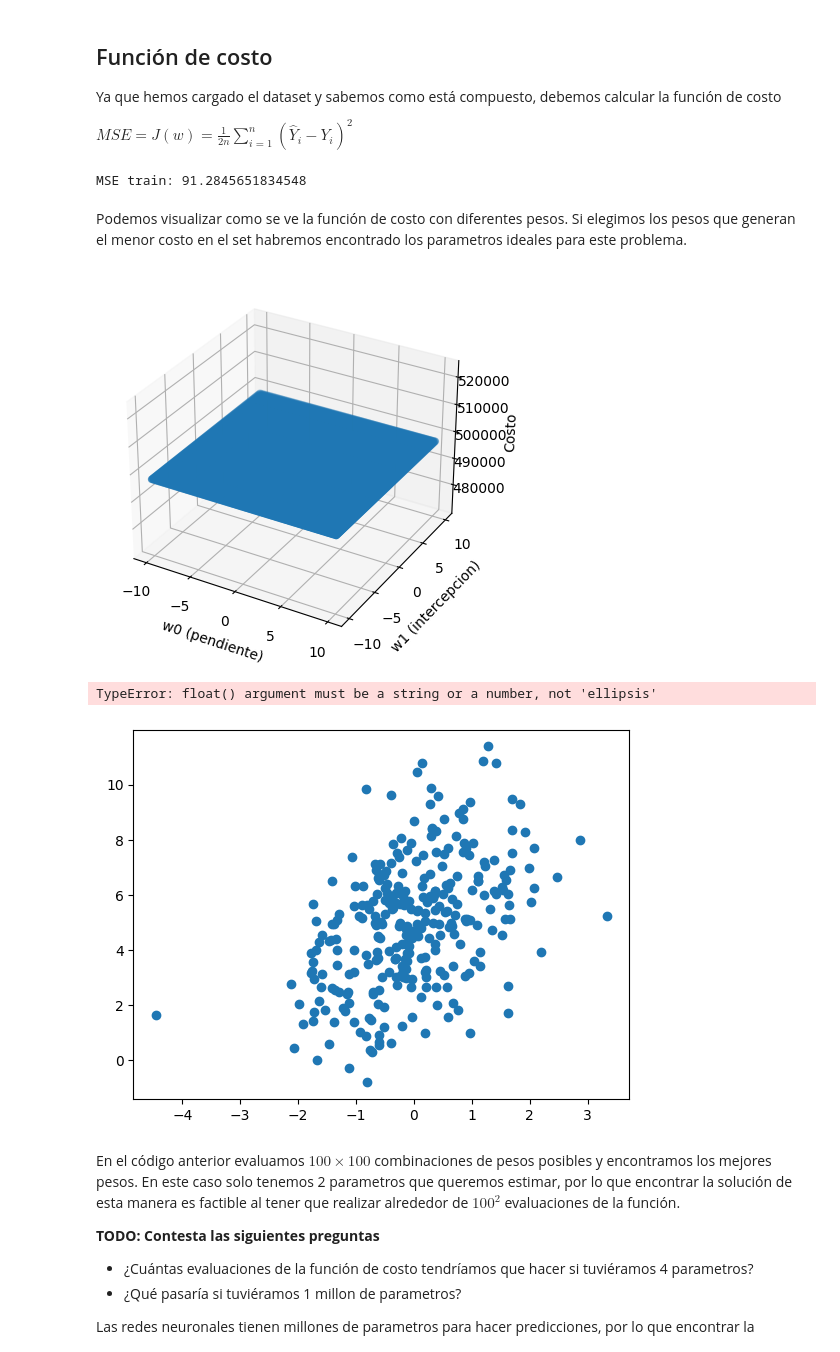
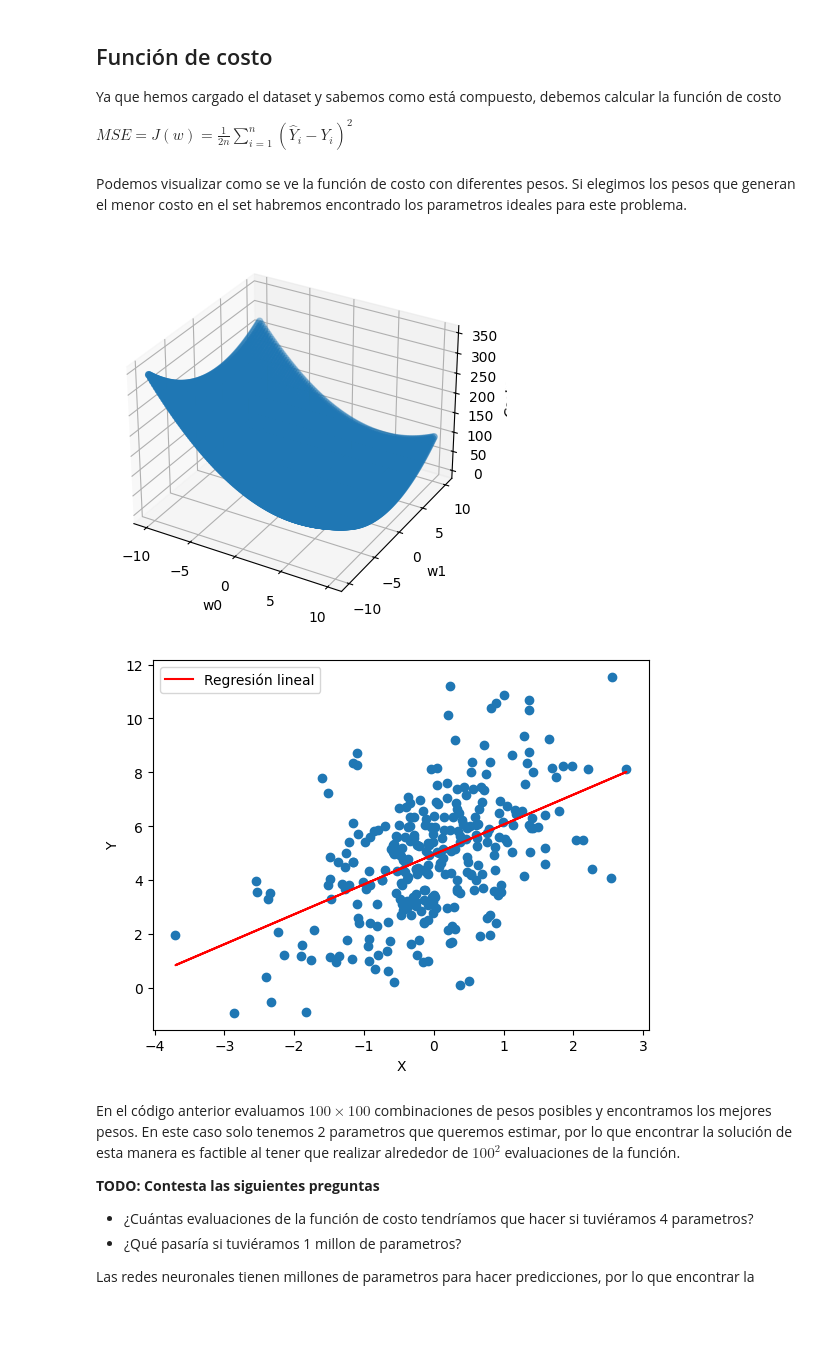
Before and after one commit to JessicaBorja/SI24, a Jupyter notebook: src/si24/ejercicios/E03_linear_reg/gradient_descent.ipynb, the cells around one changed output. Drawn from its saved outputs; the diff is of its cells as text; code cells hidden in the pictures; blank space fills up the shorter version.

```diff
--- a/src/si24/ejercicios/E03_linear_reg/gradient_descent.ipynb
+++ b/src/si24/ejercicios/E03_linear_reg/gradient_descent.ipynb
@@ -49,60 +49,50 @@ def mse_loss(y, y_pred):
     """
     # TODO: Calcula el resultado de la función de costo
     # ====== Start of solution =====
-    error = (y_pred-y)**2
-    sum_quaderror = np.sum(error)
-    n = y.shape[0]
-    mse =sum_quaderror/(2*n)
-    return mse
+    return np.mean((y - y_pred) ** 2)
+
     # ====== End of solution =====
 
 # Iniciamos con unos parametros w arbitrarios
 w = np.random.uniform(-10, 10, size=(2, 1))
 
 # TODO: Calcula las preddiciones para el conjunto de entrenamiento x_train
-y_pred = x_train @ w
-
+y_pred = np.dot(x_train, w)
 # TODO: Calcula la función de costo para las predicciones(y_pred) y los valores reales (y_train)
 # ====== Start of solution =====
-costo_predict= mse_loss(y_train, y_pred)
+loss = mse_loss(y_train, y_pred)
 # ====== End of solution =====
-print(f"MSE train: {costo_predict}")
-# %% [output]
-MSE train: 91.2845651834548
 # %% [markdown]
 Podemos visualizar como se ve la función de costo con diferentes pesos.
 Si elegimos los pesos que generan el menor costo en el set habremos encontrado los parametros ideales para este problema.
 # %%
-# Probaremos con 100x100 combinaciones de distintos parametros
 w0 = np.linspace(-10, 10, 100)
 w1 = np.linspace(-10, 10, 100)
 w0w0, w1w1 = np.meshgrid(w0, w1)
 w0_flat = w0w0.ravel()
 w1_flat = w1w1.ravel()
 W = np.stack([w0_flat, w1_flat], axis=0)
 
-# Calculamos la función de costo
-# TODO: calcula el costo de las predicciones (y_pred) contra etiquetas (y_train)
-# usando las 100x100 combindaciones de parametros (W)
-# ====== Start of solution =====
-y_pred =x_train @ W
-calc_cost = mse_loss(y_pred, y_train)
-# ====== End of solution =====
+# Cálculo de la función de costo para cada combinación de parámetros
+calc_cost = np.zeros_like(w0w0)
 
-# Graficamos los parametros w con su respectivo costo en el eje de las x
+for i in range(len(w0_flat)):
+    y_pred = np.dot(x_train, W[:, i:i+1])
+    calc_cost[i // 100, i % 100] = mse_loss(y_train, y_pred)
+
+# Graficar los parámetros w con su respectivo costo
 fig = plt.figure()
 ax = fig.add_subplot(projection='3d')
 ax.scatter(w0_flat, w1_flat, calc_cost)
 
-# TODO: Escribe a qué valor corresponde cada eje
-# ====== Start of solution =====
-ax.set_xlabel("w0 (pendiente)")
-ax.set_ylabel("w1 (intercepcion)")
-ax.set_zlabel("Costo")
-# ====== End of solution =====
+# Etiquetas de los ejes
+ax.set_xlabel('w0')
+ax.set_ylabel('w1')
+ax.set_zlabel('Costo')
+
 plt.show()
 # %% [output]
-[figure, old version]
+[figure, new version]
 # %%
 # Podemos encontrar la combinación de pesos que minimizan el costo
 # Y de esta manera encontrar los pesos ideales
@@ -112,15 +102,19 @@ search_w1 = w1_flat[best_idx]
 search_w = [[search_w0], [search_w1]]
 
 plt.scatter(X, target_y)
-# TODO: Grafica la línea de regresión generada por tu modelo search_w
-# Encima de las muestras dadas
-# ====== Start of solution =====
-pred_y = ...
-plt.plot(...)
-# ====== End of solution =====
+
+# Calcular las predicciones usando los pesos óptimos
+search_w = np.array(search_w)
+pred_y = np.dot(X_augmented, search_w)
+# Graficar la línea de regresión
+plt.plot(X, pred_y, color='red', label='Regresión lineal')
+
+plt.xlabel('X')
+plt.ylabel('Y')
+plt.legend()
+plt.show()
 # %% [output]
-TypeError: float() argument must be a string or a number, not 'ellipsis'
-[figure, old version]
+[figure, new version]
 # %% [markdown]
 En el código anterior evaluamos $100 \times 100$ combinaciones de pesos posibles y encontramos los mejores pesos. En este caso solo tenemos 2 parametros que queremos estimar, por lo que encontrar la solución de esta manera es factible al tener que realizar alrededor de $100^2$ evaluaciones de la función.
 
```
Also changed, not shown: parts of 4 cells of this notebook.
